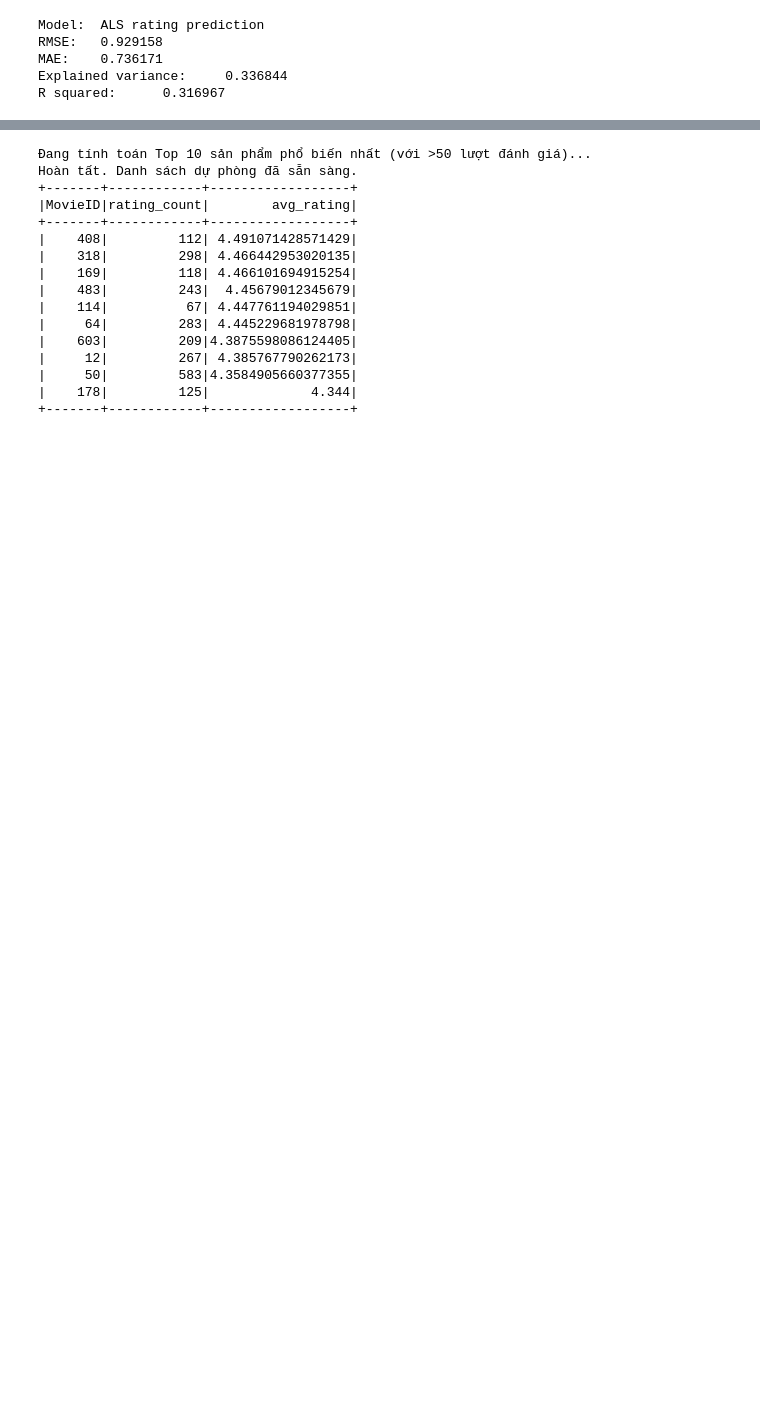
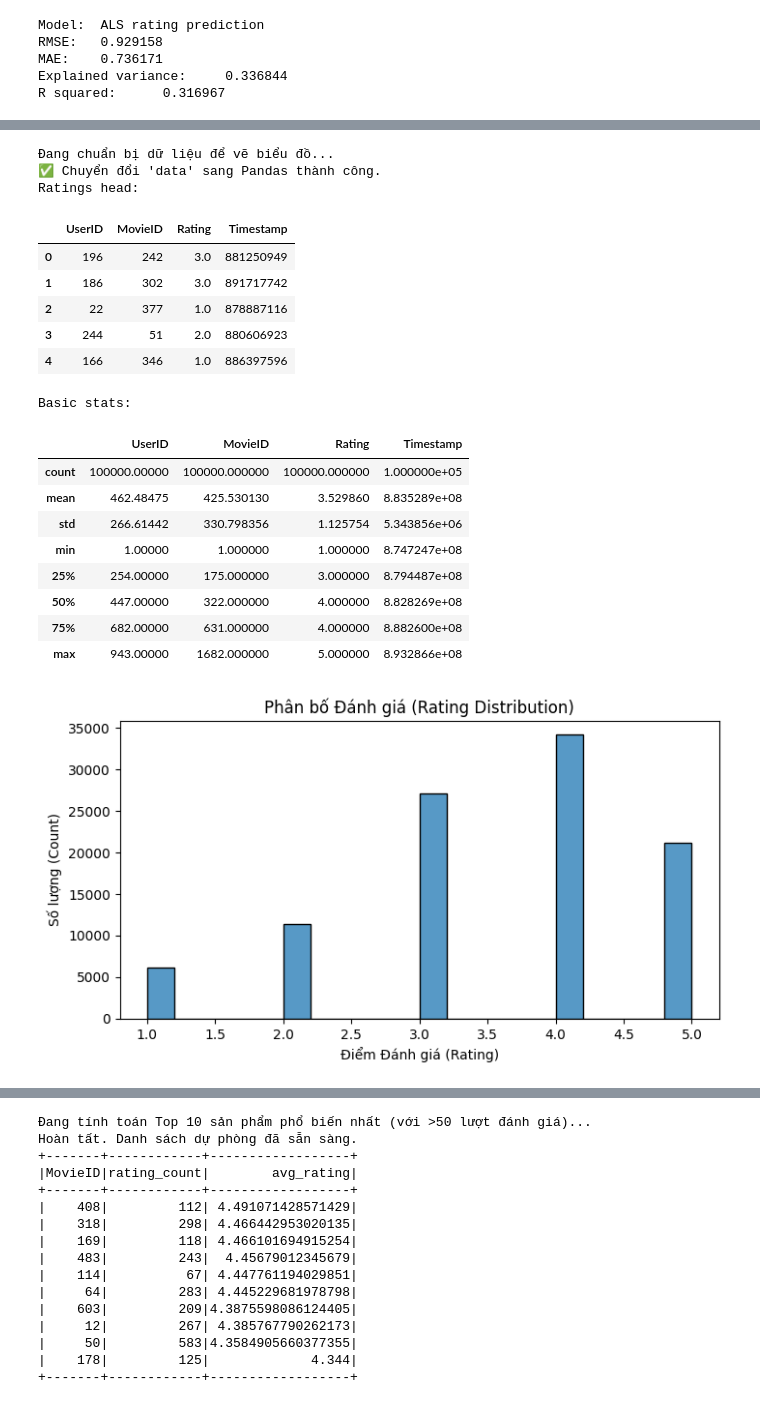
Before and after one commit to 030238220098-debug/-n, a Jupyter notebook: examples/00_quick_start/als_movielens.ipynb, the cells around one changed output, grey strips where cells are left out. Saved outputs shown, nothing was run; the diff lists cells and outputs as text; code cells hidden in the pictures; blank space fills up the shorter version.

```diff
--- a/examples/00_quick_start/als_movielens.ipynb
+++ b/examples/00_quick_start/als_movielens.ipynb
@@ -449,0 +290,60 @@ print(f"Đang tính toán Top {TOP_K_POPULAR} sản phẩm phổ biến nhất..
+# %%
+# 1. Nạp (import) các thư viện vẽ biểu đồ
+import matplotlib.pyplot as plt
+import seaborn as sns
+import numpy as np
+
+print("Đang chuẩn bị dữ liệu để vẽ biểu đồ...")
+
+# 2. Chuyển đổi Spark DataFrame ('data') sang Pandas DataFrame ('ratings_df')
+try:
+    ratings_df = data.toPandas()
+    print("✅ Chuyển đổi 'data' sang Pandas thành công.")
+
+    # 3. Hiển thị 5 dòng đầu tiên (Ratings head)
+    print('Ratings head:')
+    display(ratings_df.head())
+
+    # 4. Hiển thị thống kê cơ bản (Basic stats)
+    print('\nBasic stats:')
+    display(ratings_df.describe(include='all'))
+
+    # 5. Vẽ biểu đồ Phân bố Đánh giá (Rating Distribution)
+
+    if 'Rating' in ratings_df.columns:
+        plt.figure(figsize=(8,4))
+
+        sns.histplot(ratings_df['Rating'], bins=20, kde=False)
+
+        plt.title('Phân bố Đánh giá (Rating Distribution)')
+        plt.xlabel('Điểm Đánh giá (Rating)')
+        plt.ylabel('Số lượng (Count)')
+        plt.show() # Hiển thị biểu đồ
+    else:
+        print("⚠️ Không tìm thấy cột 'Rating' để vẽ biểu đồ.")
+
+except Exception as e:
+    print(f"⚠️ Lỗi khi vẽ biểu đồ: {e}")
+    print("Lỗi này có thể xảy ra nếu Spark Session đã bị 'spark.stop()'.")
+    print("Hãy chạy 'Runtime -> Run all' lại từ đầu.")
+# %% [output]
+Đang chuẩn bị dữ liệu để vẽ biểu đồ...
+✅ Chuyển đổi 'data' sang Pandas thành công.
+Ratings head:
+|  | UserID | MovieID | Rating | Timestamp |
+| 0 | 196 | 242 | 3.0 | 881250949 |
+| 1 | 186 | 302 | 3.0 | 891717742 |
+| 2 | 22 | 377 | 1.0 | 878887116 |
+| 3 | 244 | 51 | 2.0 | 880606923 |
+| 4 | 166 | 346 | 1.0 | 886397596 |
+Basic stats:
+|  | UserID | MovieID | Rating | Timestamp |
+| count | 100000.00000 | 100000.000000 | 100000.000000 | 1.000000e+05 |
+| mean | 462.48475 | 425.530130 | 3.529860 | 8.835289e+08 |
+| std | 266.61442 | 330.798356 | 1.125754 | 5.343856e+06 |
+| min | 1.00000 | 1.000000 | 1.000000 | 8.747247e+08 |
+| 25% | 254.00000 | 175.000000 | 3.000000 | 8.794487e+08 |
+| 50% | 447.00000 | 322.000000 | 4.000000 | 8.828269e+08 |
+| 75% | 682.00000 | 631.000000 | 4.000000 | 8.882600e+08 |
+| max | 943.00000 | 1682.000000 | 5.000000 | 8.932866e+08 |
+[figure, added]
```
Also changed, not shown: parts of 53 cells of this notebook.
